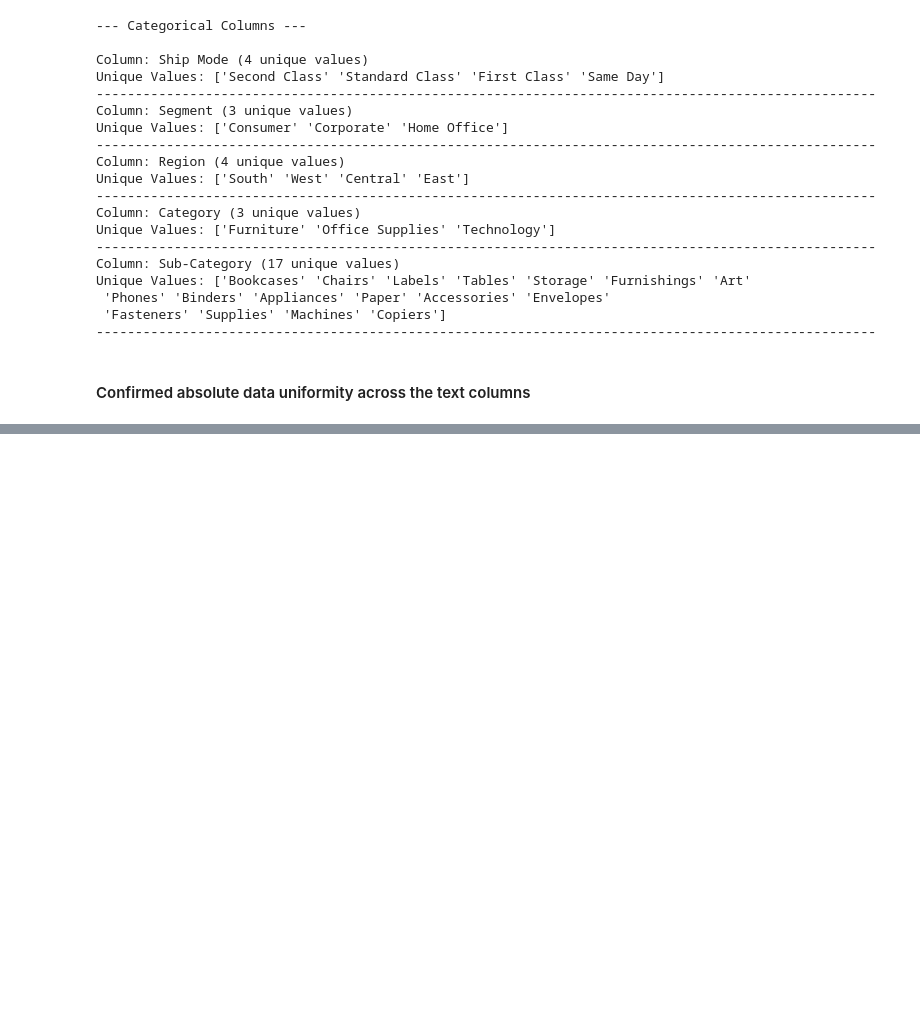
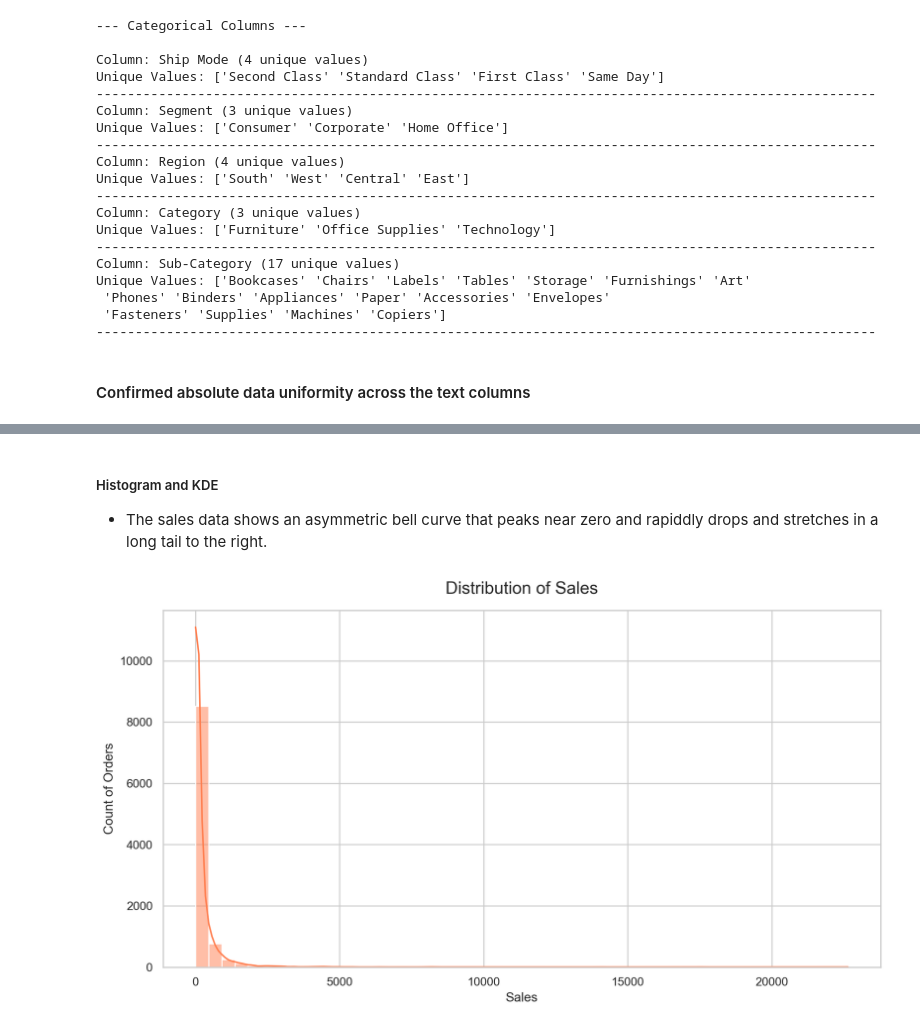
Before and after one commit to GichukiEdwin/Python_Data, a Jupyter notebook: notebooks/superstoresales.ipynb, the cells around one changed output, grey strips where cells are left out. Cells and saved outputs as stored; diff of their text form; code cells hidden in the pictures; blank space fills up the shorter version.

```diff
--- a/notebooks/superstoresales.ipynb
+++ b/notebooks/superstoresales.ipynb
@@ -208,0 +228,12 @@ Unique Values: ['Bookcases' 'Chairs' 'Labels' 'Tables' 'Storage' 'Furnishings' '
+# %% [markdown]
+##### Histogram and KDE
+* The sales data shows an asymmetric bell curve that peaks near zero and rapiddly drops and stretches in a long tail to the right.
+# %%
+plt.figure(figsize=(12, 6))
+sns.histplot(df['Sales'], bins=50, kde=True, color='coral')
+plt.title('Distribution of Sales', fontsize=16, pad=15)
+plt.xlabel('Sales', fontsize=12)
+plt.ylabel('Count of Orders', fontsize=12)
+plt.show()
+# %% [output]
+[figure, added]
```
Also changed, not shown: parts of 10 cells of this notebook.
